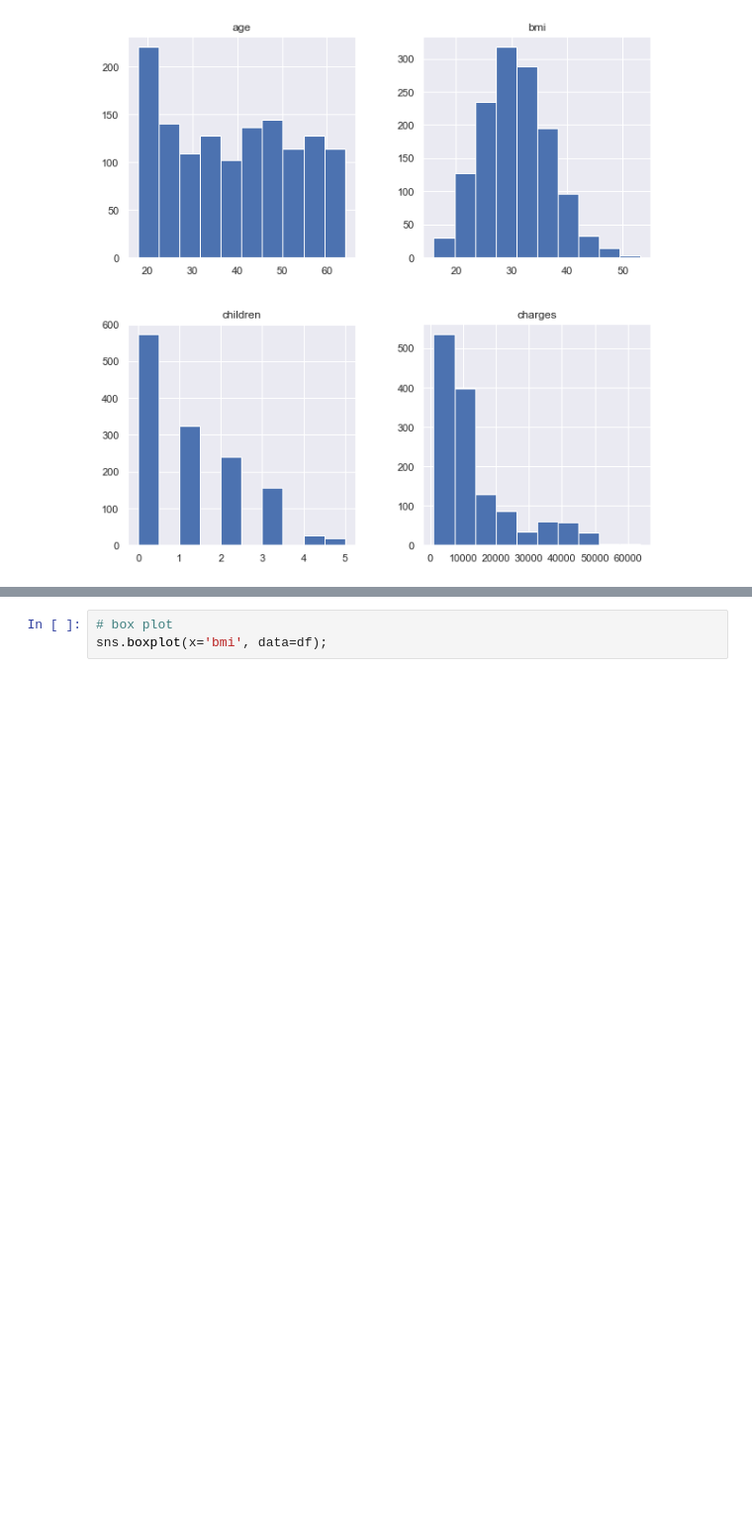
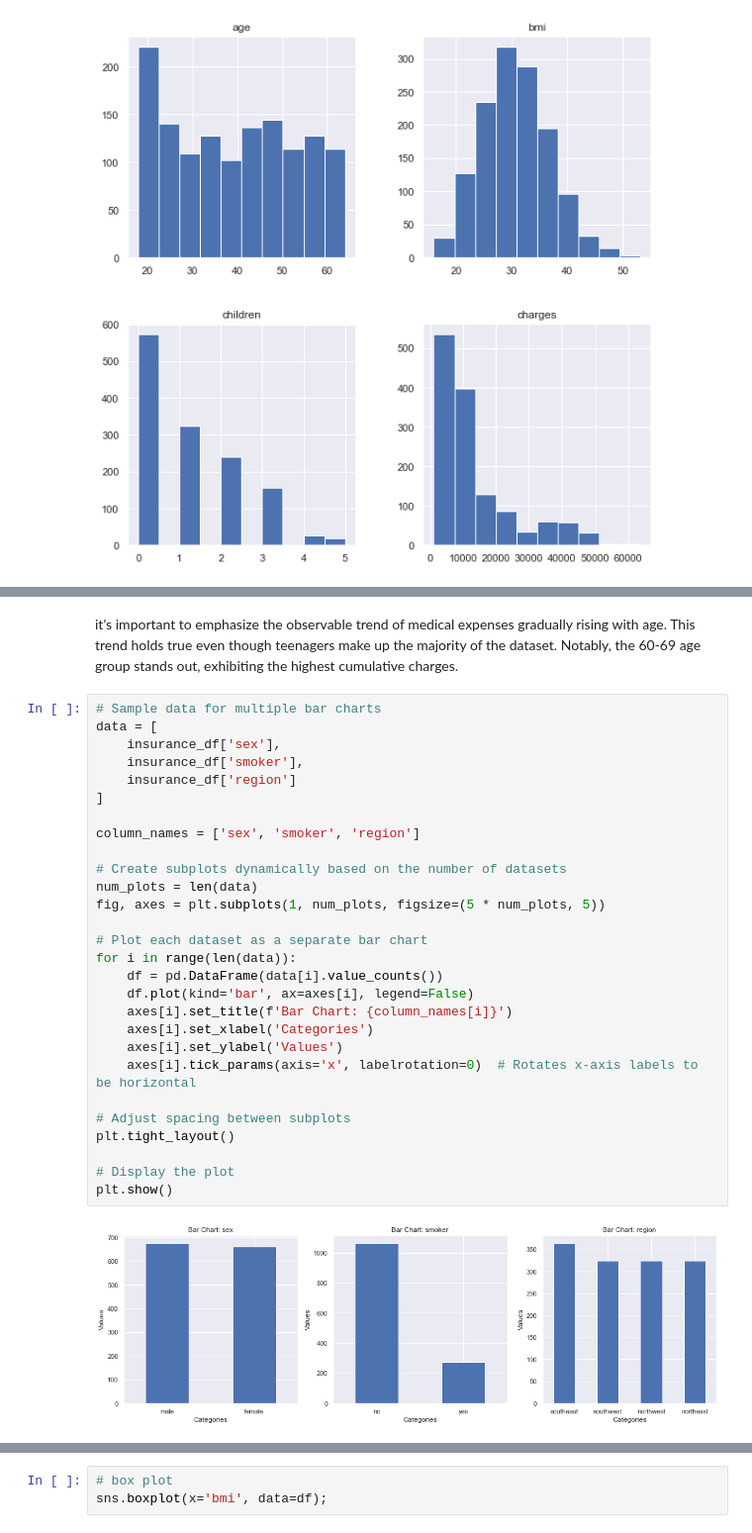
Before and after one commit to BuhariS/insurance_claim_prediction, a Jupyter notebook: insurance_claim.ipynb, the cells around one changed output, grey strips where cells are left out. Shown: that part at 99% size. Cells and saved outputs as stored; diff of their text form; blank space fills up the shorter version.

```diff
--- a/insurance_claim.ipynb
+++ b/insurance_claim.ipynb
@@ -678,0 +437,32 @@ plot_multiple_bar_charts(categorical_df)
+# %% [markdown]
+it's important to emphasize the observable trend of medical expenses gradually rising with age. This trend holds true even though teenagers make up the majority of the dataset. Notably, the 60-69 age group stands out, exhibiting the highest cumulative charges.
+# %%
+# Sample data for multiple bar charts
+data = [
+    insurance_df['sex'],
+    insurance_df['smoker'],
+    insurance_df['region']
+]
+
+column_names = ['sex', 'smoker', 'region']
+
+# Create subplots dynamically based on the number of datasets
+num_plots = len(data)
+fig, axes = plt.subplots(1, num_plots, figsize=(5 * num_plots, 5))
+
+# Plot each dataset as a separate bar chart
+for i in range(len(data)):
+    df = pd.DataFrame(data[i].value_counts())
+    df.plot(kind='bar', ax=axes[i], legend=False)
+    axes[i].set_title(f'Bar Chart: {column_names[i]}')
+    axes[i].set_xlabel('Categories')
+    axes[i].set_ylabel('Values')
+    axes[i].tick_params(axis='x', labelrotation=0)  # Rotates x-axis labels to be horizontal
+
+# Adjust spacing between subplots
+plt.tight_layout()
+
+# Display the plot
+plt.show()
+# %% [output]
+[figure, added]
```
Also changed, not shown: parts of 68 cells of this notebook.
